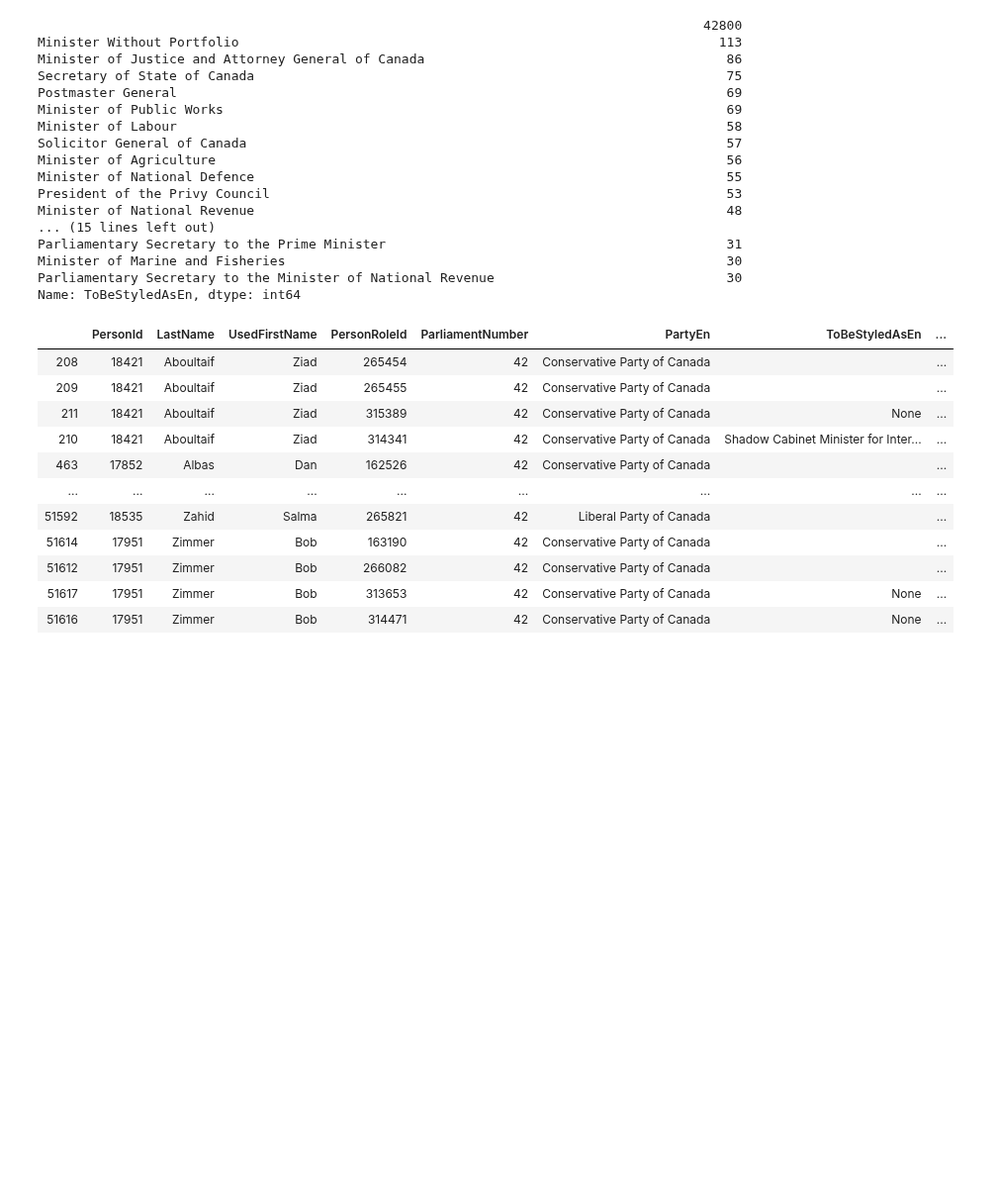
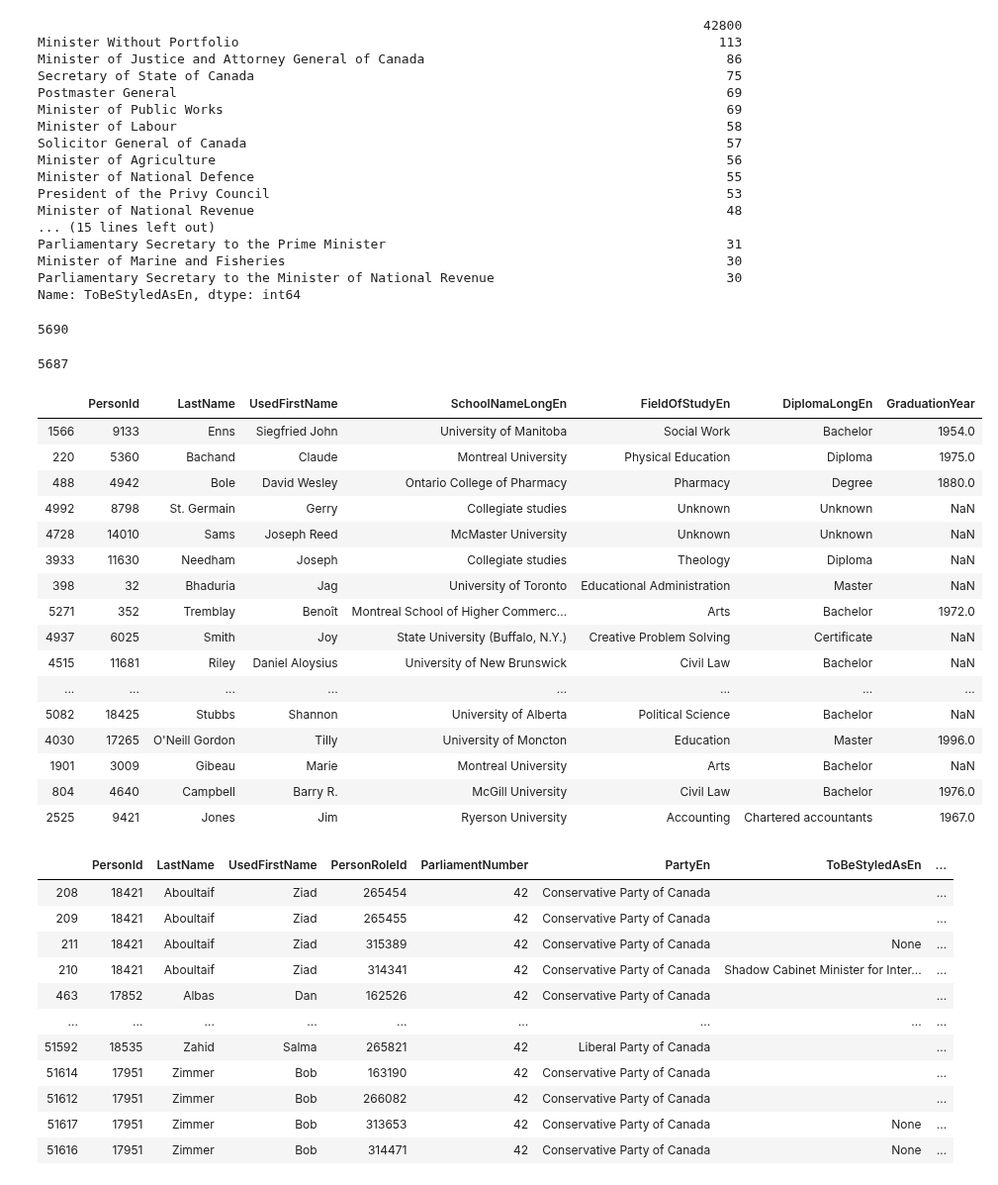
Before and after one commit to nedgar/parleh, a Jupyter notebook: notebooks/Parliamentary data.ipynb, the cells around one changed output. Shown at 99% size. Cells and saved outputs as stored; diff of their text form; code cells hidden in the pictures; blank space fills up the shorter version.

Commit message:
Add education.csv

```diff
--- a/notebooks/Parliamentary data.ipynb
+++ b/notebooks/Parliamentary data.ipynb
@@ -231,6 +232,23 @@ len(files)
 5176
 # %%
 def person_recs(n = None):
-    for file in (files[:n] if n else files):
+    for file in files[:n] if n else files:
         with open(os.path.join(people_dir, file)) as f:
             yield json.load(f)
+# %%
+person_cols = ['PersonId', 'LastName', 'UsedFirstName']
+role_cols = ['PersonRoleId', 'ParliamentNumber', 'PartyEn', 'ToBeStyledAsEn',
+             'OrganizationTypeEn', 'OrganizationLongEn', 'GroupingTitleEn', 'PortFolioEn', 'NameEn',
+             'IsMP', 'IsSenator', 'IsActing',
+             'StartDate', 'StartDateIsApproximate',
+             'EndDate', 'EndDateIsApproximate', 'NotesEn']
+
+rows = []
+for rec in person_recs():
+    person = rec['Person']
+    person_tuple = tuple(person[col] for col in person_cols)
+    for role in rec['FederalExperience']:
+        role_tuple = tuple(role[col] for col in role_cols)
+        row = person_tuple + role_tuple
+        rows.append(row)
+len(rows)
@@ -379,3 +401,46 @@ filename = os.path.join(people_dir, 'fed_roles.csv')
 df.to_csv(filename, index=False, encoding='utf8')
 # %%
 !open $filename
+# %%
+person_cols = ['PersonId', 'LastName', 'UsedFirstName']
+education_cols = ['SchoolNameLongEn', 'FieldOfStudyEn', 'DiplomaLongEn', 'GraduationYear']
+
+rows = []
+for rec in person_recs():
+    person = rec['Person']
+    person_tuple = tuple(person[col] for col in person_cols)
+    if person['Education']:
+        for edu in person['Education']:
+            edu_tuple = tuple(edu[col] for col in education_cols)
+            row = person_tuple + edu_tuple
+            rows.append(row)
+len(rows)
+# %% [output]
+5690
+# %%
+df = pd.DataFrame(rows, columns = person_cols + education_cols) \
+  .sort_values(['LastName', 'UsedFirstName', 'PersonId', 'GraduationYear'])
+df = df.drop_duplicates()
+len(df)
+# %% [output]
+5687
+# %%
+df.sample(25)
+# %% [output]
+|  | PersonId | LastName | UsedFirstName | SchoolNameLongEn | FieldOfStudyEn | DiplomaLongEn | GraduationYear |
+| 1566 | 9133 | Enns | Siegfried John | University of Manitoba | Social Work | Bachelor | 1954.0 |
+| 220 | 5360 | Bachand | Claude | Montreal University | Physical Education | Diploma | 1975.0 |
+| 488 | 4942 | Bole | David Wesley | Ontario College of Pharmacy | Pharmacy | Degree | 1880.0 |
+| 4992 | 8798 | St. Germain | Gerry | Collegiate studies | Unknown | Unknown | NaN |
+| 4728 | 14010 | Sams | Joseph Reed | McMaster University | Unknown | Unknown | NaN |
+| 3933 | 11630 | Needham | Joseph | Collegiate studies | Theology | Diploma | NaN |
+| 398 | 32 | Bhaduria | Jag | University of Toronto | Educational Administration | Master | NaN |
+| 5271 | 352 | Tremblay | Benoît | Montreal School of Higher Commerc... | Arts | Bachelor | 1972.0 |
+| 4937 | 6025 | Smith | Joy | State University (Buffalo, N.Y.) | Creative Problem Solving | Certificate | NaN |
+| 4515 | 11681 | Riley | Daniel Aloysius | University of New Brunswick | Civil Law | Bachelor | NaN |
+| ... | ... | ... | ... | ... | ... | ... | ... |
+| 5082 | 18425 | Stubbs | Shannon | University of Alberta | Political Science | Bachelor | NaN |
+| 4030 | 17265 | O'Neill Gordon | Tilly | University of Moncton | Education | Master | 1996.0 |
+| 1901 | 3009 | Gibeau | Marie | Montreal University | Arts | Bachelor | NaN |
+| 804 | 4640 | Campbell | Barry R. | McGill University | Civil Law | Bachelor | 1976.0 |
+| 2525 | 9421 | Jones | Jim | Ryerson University | Accounting | Chartered accountants | 1967.0 |
```
Also changed, not shown: parts of 5 cells of this notebook, 1 other file.
